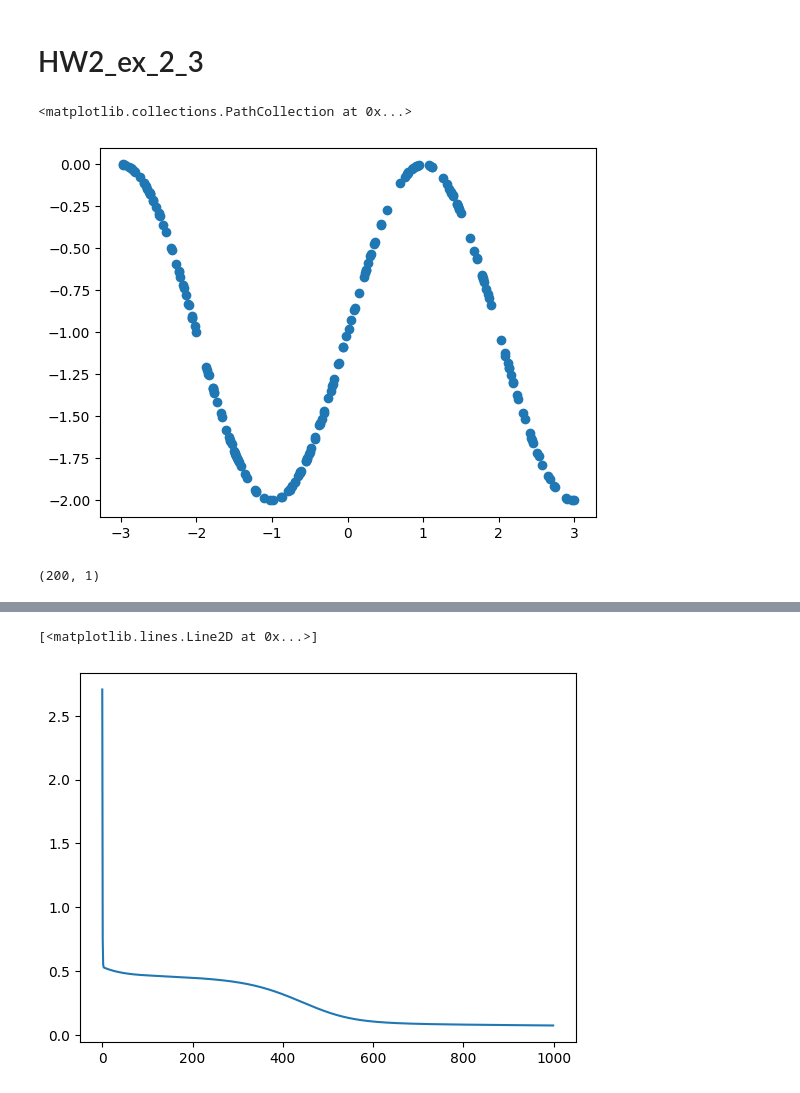
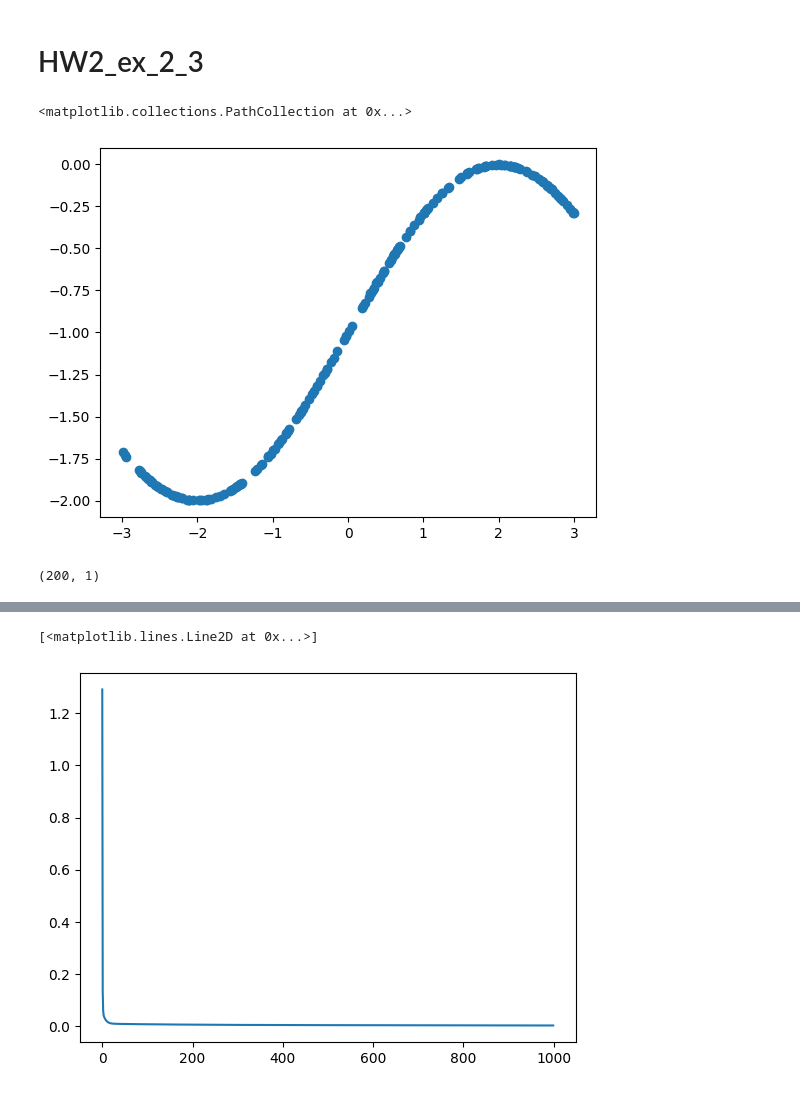
Before and after one commit to Moji0110/ANN_HWs, a Jupyter notebook: HW2/2/HW2_ex_2.ipynb, the cells around one changed output, grey strips where cells are left out. Drawn from its saved outputs; the diff is of its cells as text; code cells hidden in the pictures.

```diff
--- a/HW2/2/HW2_ex_2.ipynb
+++ b/HW2/2/HW2_ex_2.ipynb
@@ -1091,12 +1091,12 @@ Text(0.5, 1.0, 'Loss_Part_D')
 # %%
 i = 1
 X = np.random.uniform(-3, 3, (200, 1))
-Y = np.sin(i*np.pi*X/2) - 1
+Y = np.sin(i*np.pi*X/4) - 1
 # %%
 plt.scatter(X, Y)
 # %% [output]
 <matplotlib.collections.PathCollection at 0x...>
-[figure, old version]
+[figure, new version]
 # %%
 Y.shape
 # %% [output]
@@ -1169,7 +1169,7 @@ activation1 = sigmoid()
 activation2 = sigmoid()
 activation3 = Linear()
 
-lr = 0.001
+lr = 0.01
 Loss = MSE_loss()
 
 
@@ -1253,7 +1253,7 @@ Loss = 0.07511557795031228
 epoch: 999
 --------------------------------------------
 [<matplotlib.lines.Line2D at 0x...>]
-[figure, old version]
+[figure, new version]
 # %%
 i = 1
 X = np.random.uniform(-4, 4, (200, 1))
```
Also changed, not shown: parts of 20 cells of this notebook.
